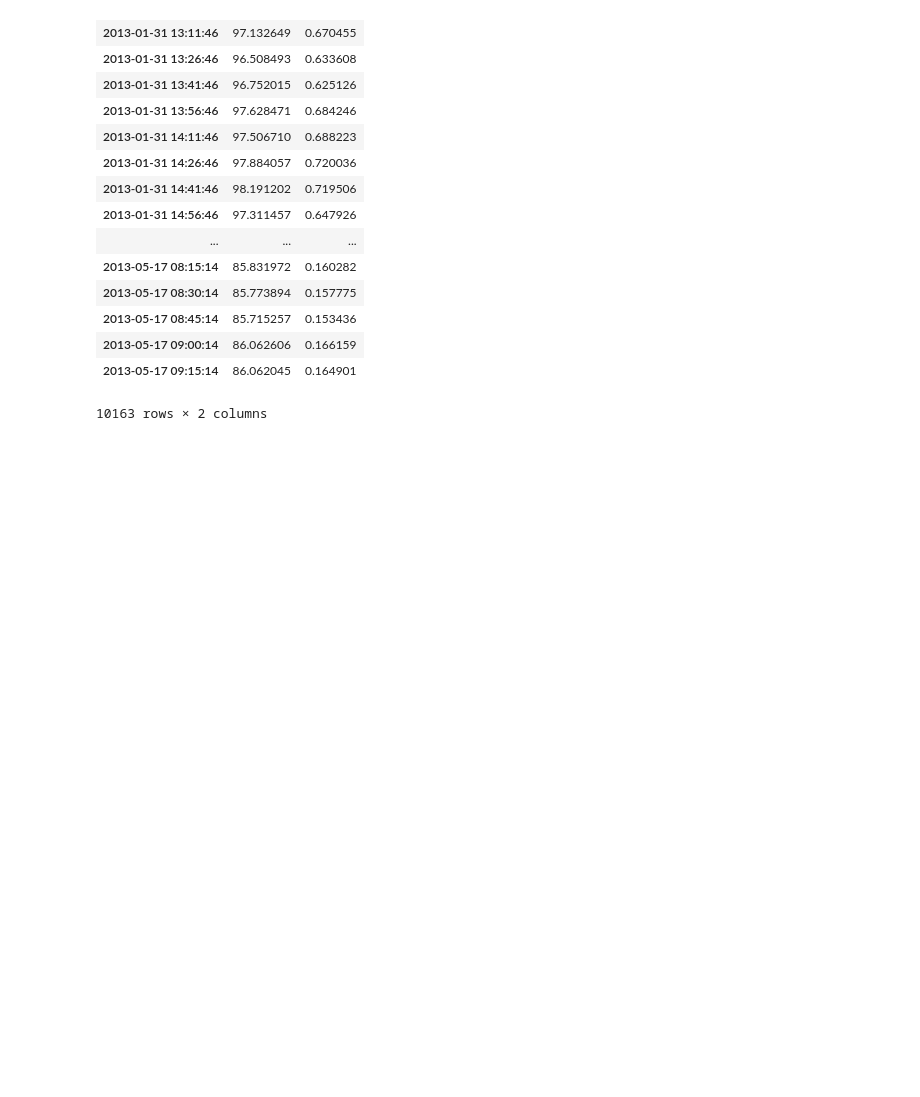
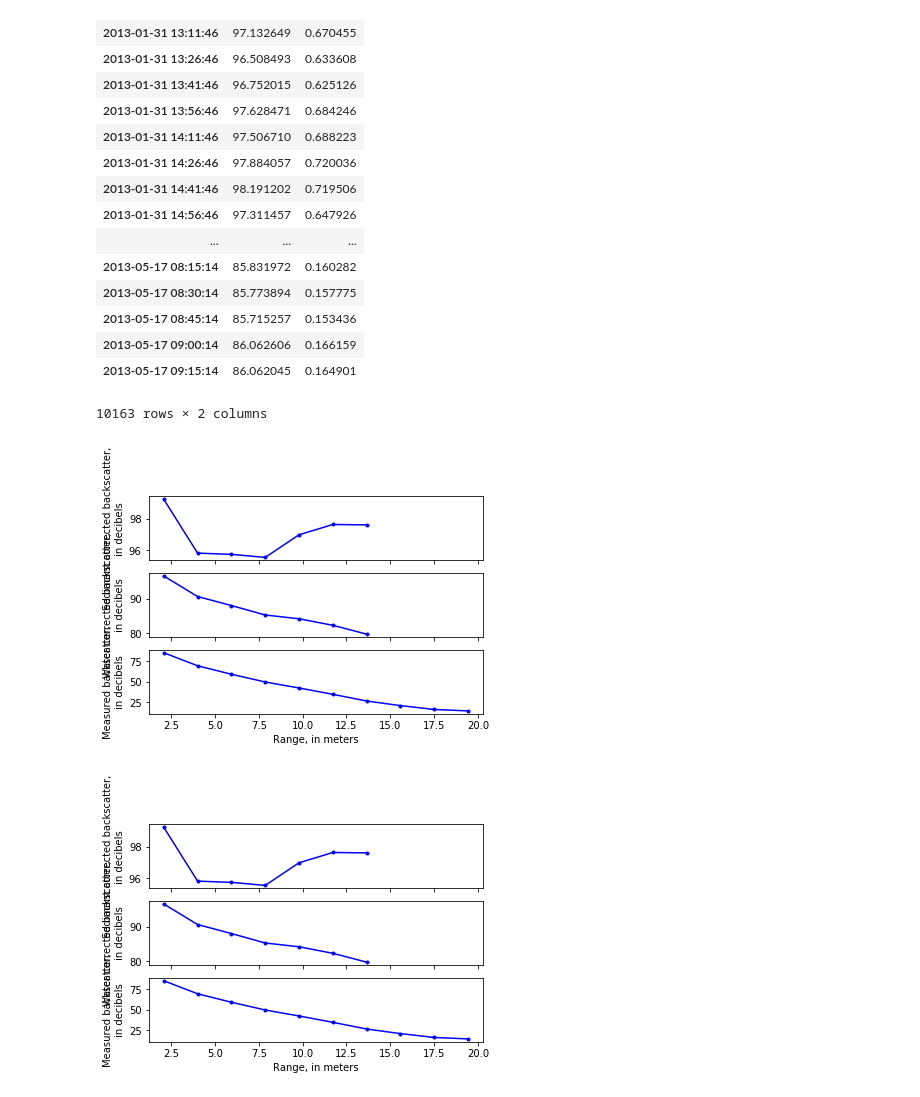
Before and after one commit to thodson-usgs/mfasaid, a Jupyter notebook: index-Copy1.ipynb, the cells around one changed output. Saved outputs shown, nothing was run; the diff lists cells and outputs as text; code cells hidden in the pictures; blank space fills up the shorter version.

```diff
--- a/index-Copy1.ipynb
+++ b/index-Copy1.ipynb
@@ -284,3 +264,8 @@ data_processor.get_data()
 | 2013-05-17 09:00:14 | 86.062606 | 0.166159 |
 | 2013-05-17 09:15:14 | 86.062045 | 0.164901 |
 10163 rows × 2 columns
+# %%
+data_processor.plot([0])
+# %% [output]
+[figure, added]
+[figure, added]
```
Also changed, not shown: parts of 3 cells of this notebook.
